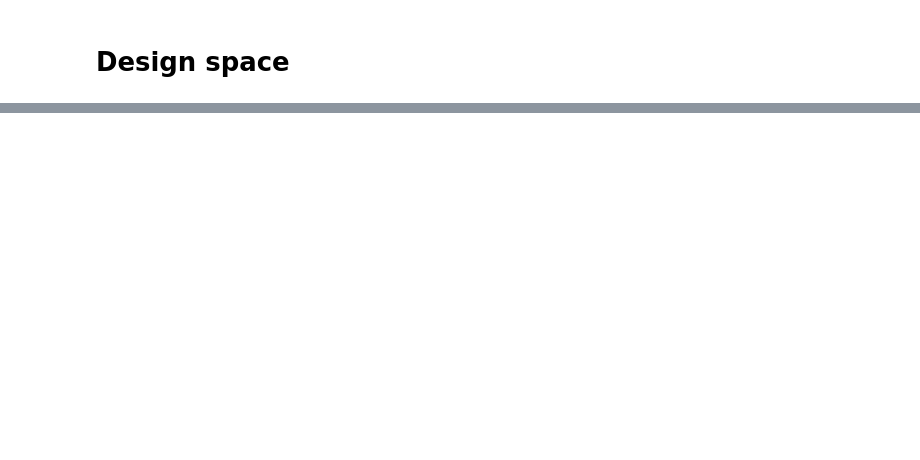
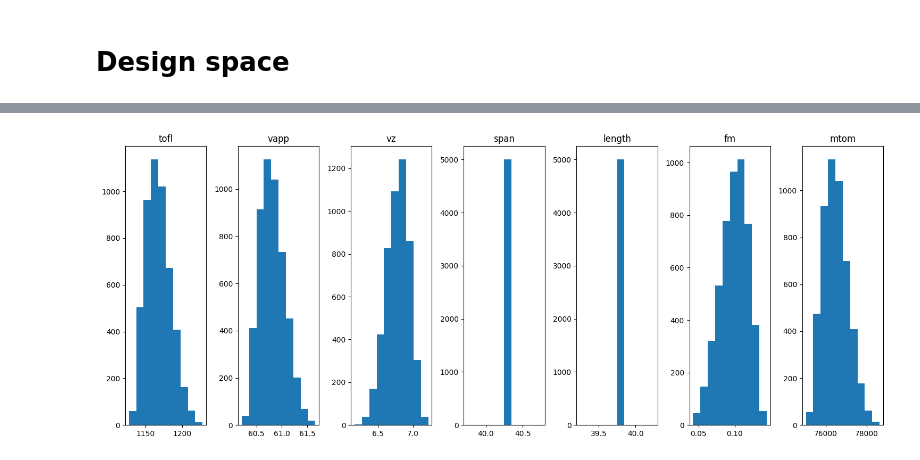
Before and after one commit to AlexandreDemarquet/projet_metamodelisation, a Jupyter notebook: pbm2_usecase2.ipynb, the cells around one changed output, grey strips where cells are left out. Drawn from its saved outputs; the diff is of its cells as text; code cells hidden in the pictures; blank space fills up the shorter version.

```diff
--- a/pbm2_usecase2.ipynb
+++ b/pbm2_usecase2.ipynb
@@ -51,2 +30,6 @@ generate_coupling_graph(disciplines, file_path="")
+# %%
+disciplines = [discipline_aerodynamic,discipline_approach,discipline_battery,discipline_climb,discipline_engine,
+               discipline_fuel_tank,discipline_geometry,discipline_mass,discipline_mission,discipline_operating_cost,
+               discipline_take_off,discipline_total_mass]
 # %% [markdown]
 # Design space
@@ -61,18 +41,14 @@ configure_logger()
 # %%
 from gemseo_oad_training.unit import convert_from
 from gemseo.algos.parameter_space import ParameterSpace
+from utils import update_default_inputs
+
+x_def={'slst':convert_from('kN',150),'n_pax':150.0,'area':180.0,'ar':9.0,'fuel_type':'liquid_h2','engine_type':'turbofan','design_range':5500000}
+update_default_inputs(disciplines,x_def)
 
 uncertain_space = ParameterSpace()
-uncertain_space.add_variable("slst", value=convert_from("kN",150))
-uncertain_space.add_variable("n_pax", value=150.0)
-uncertain_space.add_variable("area", value=180.0)
-uncertain_space.add_variable("ar", value=9.0)
-
-
 uncertain_space.add_random_variable("gi","OTTriangularDistribution", minimum=0.35, mode=0.4, maximum=0.405)
 uncertain_space.add_random_variable("vi","OTTriangularDistribution", minimum=0.755, mode=0.800, maximum=0.805)
 uncertain_space.add_random_variable("aef","OTTriangularDistribution", minimum=0.99, mode=1., maximum=1.03)
 uncertain_space.add_random_variable("cef","OTTriangularDistribution", minimum=0.99, mode=1., maximum=1.03)
 uncertain_space.add_random_variable("sef","OTTriangularDistribution", minimum=0.99, mode=1., maximum=1.03)
-
-scenario = MDOScenario(disciplines, "mtom", uncertain_space, formulation_name="MDF")
@@ -114,13 +55,6 @@ scenario.post_process(post_name="OptHistoryView", save=False, show=True)
 # %%
-from numpy import array
-
-from gemseo import from_pickle
 from gemseo import sample_disciplines
-from gemseo import to_pickle
-from gemseo.algos.design_space import DesignSpace
-from gemseo.disciplines.analytic import AnalyticDiscipline
 from gemseo.disciplines.surrogate import SurrogateDiscipline
 
-training_dataset = sample_disciplines(disciplines, uncertain_space, ["tofl", "vapp", "vz", "span", "length","fm"], algo_name="OT_OPT_LHS", n_samples=20)
-test_dataset = sample_disciplines(disciplines, uncertain_space, ["tofl", "vapp", "vz", "span", "length","fm"], algo_name="OT_FULLFACT", n_samples=30)
+training_dataset = sample_disciplines(disciplines, uncertain_space, ["tofl", "vapp","vz","span","length","fm","mtom"], algo_name="OT_MONTE_CARLO", n_samples=5000)
 # %% [output]
@@ -178,0 +128,9 @@ r2.compute_cross_validation_measure(as_dict=True)
+# %%
+fig, axes = plt.subplots(1, 7,figsize=(15,6))
+for ax, name in zip(axes, ["tofl", "vapp","vz","span","length","fm","mtom"]):
+    ax.hist(training_dataset.get_view(variable_names=name))
+    ax.set_title(name)
+plt.tight_layout()
+plt.show()
+# %% [output]
+[figure, added]
```
Also changed, not shown: parts of 21 cells of this notebook, 6 other files.
